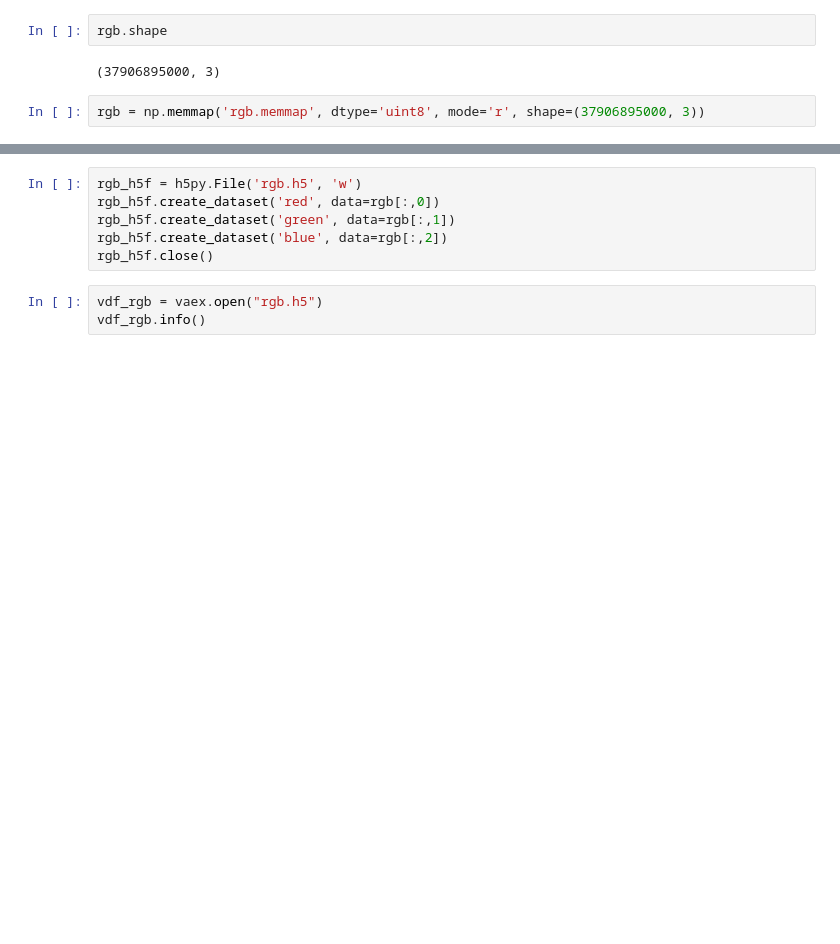
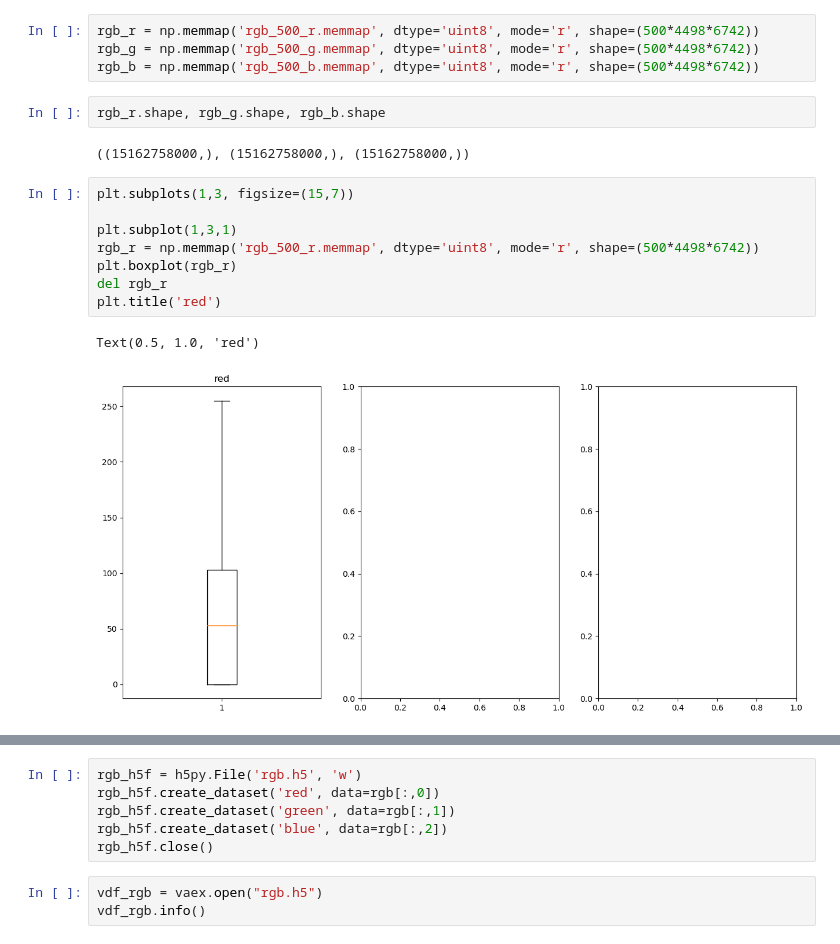
Before and after one commit to basil-77/bmstu_vkr, a Jupyter notebook: draft/raw_noise.ipynb, the cells around one changed output, grey strips where cells are left out. Drawn from its saved outputs; the diff is of its cells as text; blank space fills up the shorter version.

```diff
--- a/draft/raw_noise.ipynb
+++ b/draft/raw_noise.ipynb
@@ -58,6 +42,19 @@ rgb.flush()
+# %%
+rgb_r = np.memmap('rgb_500_r.memmap', dtype='uint8', mode='r', shape=(500*4498*6742))
+rgb_g = np.memmap('rgb_500_g.memmap', dtype='uint8', mode='r', shape=(500*4498*6742))
+rgb_b = np.memmap('rgb_500_b.memmap', dtype='uint8', mode='r', shape=(500*4498*6742))
 # %%
-rgb.shape
+rgb_r.shape, rgb_g.shape, rgb_b.shape
 # %% [output]
-(37906895000, 3)
+((15162758000,), (15162758000,), (15162758000,))
 # %%
-rgb = np.memmap('rgb.memmap', dtype='uint8', mode='r', shape=(37906895000, 3))
+plt.subplots(1,3, figsize=(15,7))
+
+plt.subplot(1,3,1)
+rgb_r = np.memmap('rgb_500_r.memmap', dtype='uint8', mode='r', shape=(500*4498*6742))
+plt.boxplot(rgb_r)
+del rgb_r
+plt.title('red')
+# %% [output]
+Text(0.5, 1.0, 'red')
+[figure, added]
```
Also changed, not shown: parts of 55 cells of this notebook, 4 other files.
